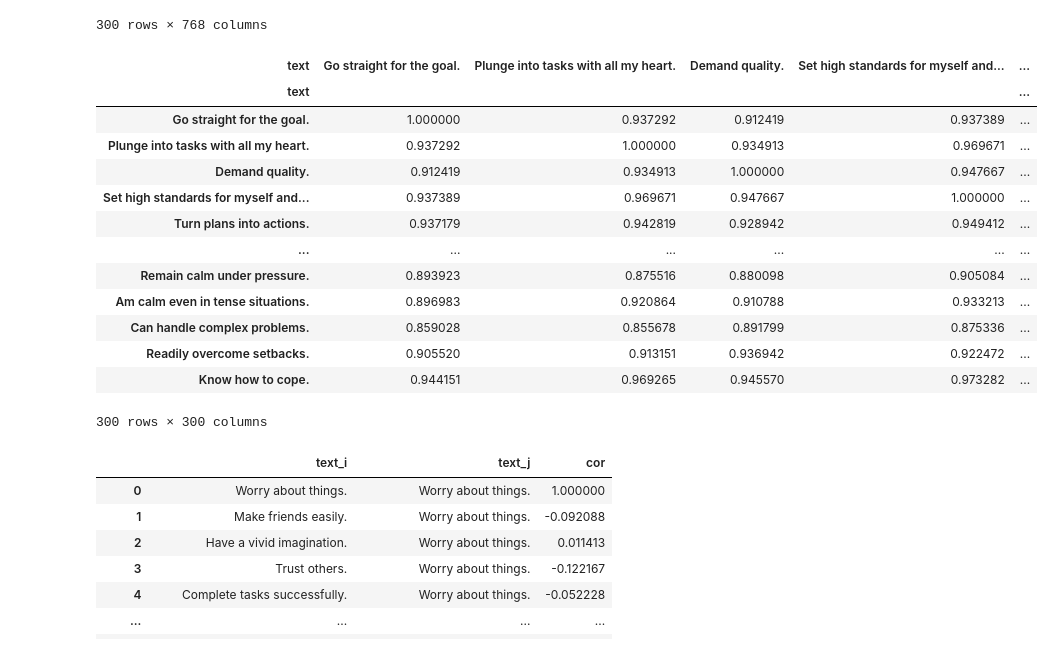
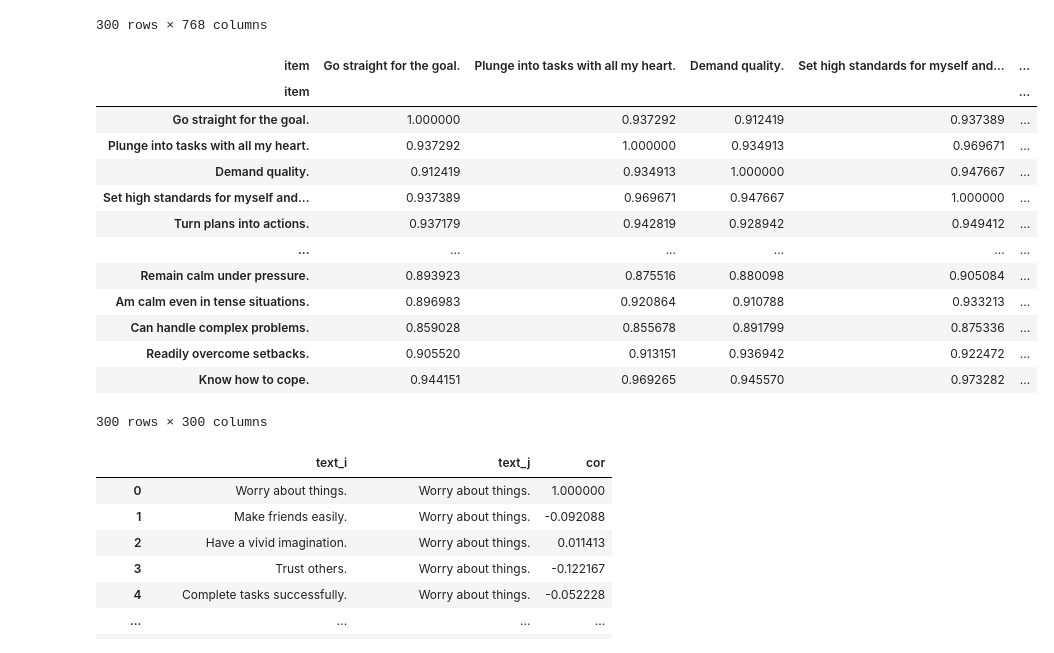
Before and after one commit to Zak-Hussain/LLM4BeSci, a Jupyter notebook: personality/personality.ipynb, the cells around one changed output. Cells and saved outputs as stored; diff of their text form; code cells hidden in the pictures.

Commit message:
rename 'text' column 'item'

```diff
--- a/personality/personality.ipynb
+++ b/personality/personality.ipynb
@@ -16,6 +16,6 @@ from datasets import Dataset
 from transformers import AutoTokenizer
 # %%
 # Loading data with pandas
-neo_items =  pd.read_csv('NEO_items.csv', usecols=['construct', 'text'])
+neo_items =  pd.read_csv('NEO_items.csv', usecols=['item', 'construct'])
 neo_items
 # %% [output]
@@ -50,7 +50,7 @@ print(f'Vocabulary size: {tokenizer.vocab_size}, max context length: {tokenizer.
 Vocabulary size: 30522, max context length: 512
 # %%
 # Tokenizing the text
-batch_tokenizer = lambda x: tokenizer(x['text'], padding=True, truncation=True)
+batch_tokenizer = lambda x: tokenizer(x['item'], padding=True, truncation=True)
 dat = dat.map(batch_tokenizer, batched=True, batch_size=None)
 print([tokenizer.decode(id) for id in dat['input_ids'][0]])
 # %% [output]
@@ -136,14 +136,14 @@ features
 # %%
 # Calculating the cosine similarity between construct embeddings
 sims = pd.DataFrame(
     cosine_similarity(features),
-    index=neo_items['text'],
-    columns=neo_items['text'],
+    index=neo_items['item'],
+    columns=neo_items['item'],
 )
 sims
 # %% [output]
-| text | Go straight for the goal. | Plunge into tasks with all my heart. | Demand quality. | Set high standards for myself and... | ... |
-| text |  |  |  |  | ... |
+| item | Go straight for the goal. | Plunge into tasks with all my heart. | Demand quality. | Set high standards for myself and... | ... |
+| item |  |  |  |  | ... |
 | Go straight for the goal. | 1.000000 | 0.937292 | 0.912419 | 0.937389 | ... |
 | Plunge into tasks with all my heart. | 0.937292 | 1.000000 | 0.934913 | 0.969671 | ... |
 | Demand quality. | 0.912419 | 0.934913 | 1.000000 | 0.947667 | ... |
```
Also changed, not shown: parts of 5 cells of this notebook.
